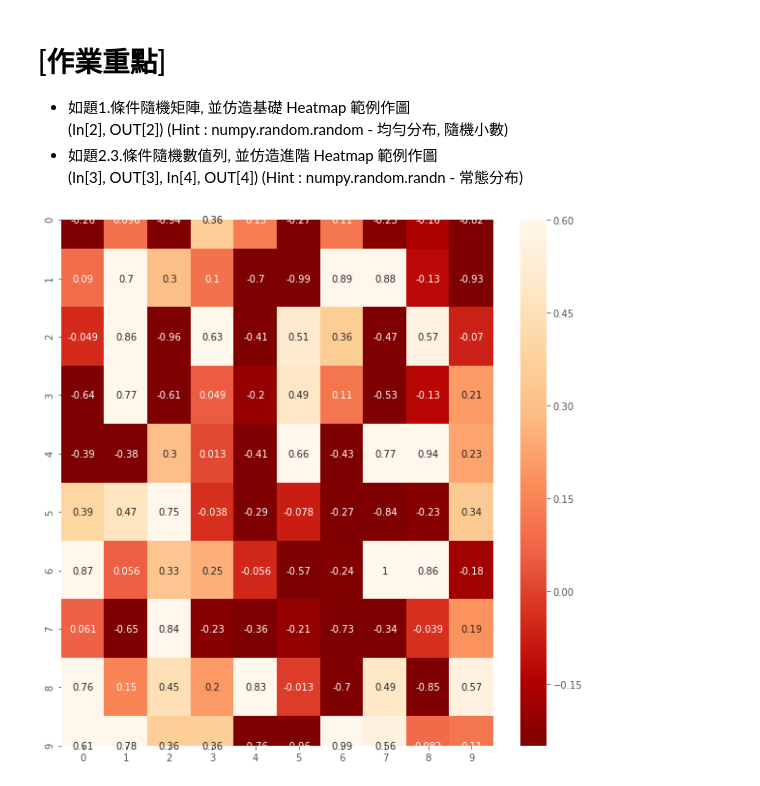
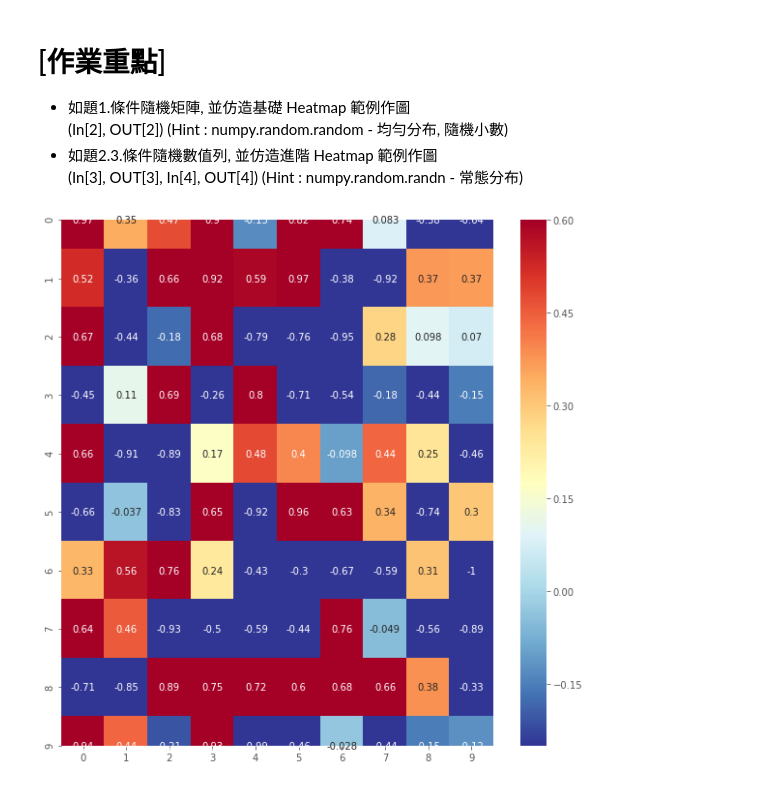
Before and after one commit to sammikuo/4th-ML100Days, a Jupyter notebook: Day_020_HW.ipynb, the cells around one changed output. Drawn from its saved outputs; the diff is of its cells as text; code cells hidden in the pictures.

```diff
--- a/Day_020_HW.ipynb
+++ b/Day_020_HW.ipynb
@@ -28,16 +28,16 @@ warnings.filterwarnings('ignore')
 # %%
 """
 Your Code Here
 """
 matrix = np.random.rand(10,10)*2-1
 plt.figure(figsize=(10,10))
 """
 Your Code Here
 """
-heatmap = sns.heatmap(matrix, cmap = plt.cm.OrRd_r, vmin = -0.25, annot = True, vmax = 0.6)
+heatmap = sns.heatmap(matrix, cmap = plt.cm.RdYlBu_r, vmin = -0.25, annot = True, vmax = 0.6)
 plt.show()
 # %% [output]
-[figure, old version]
+[figure, new version]
 # %%
 nrow = 1000
 ncol = 3
```
Also changed, not shown: parts of 2 cells of this notebook.
